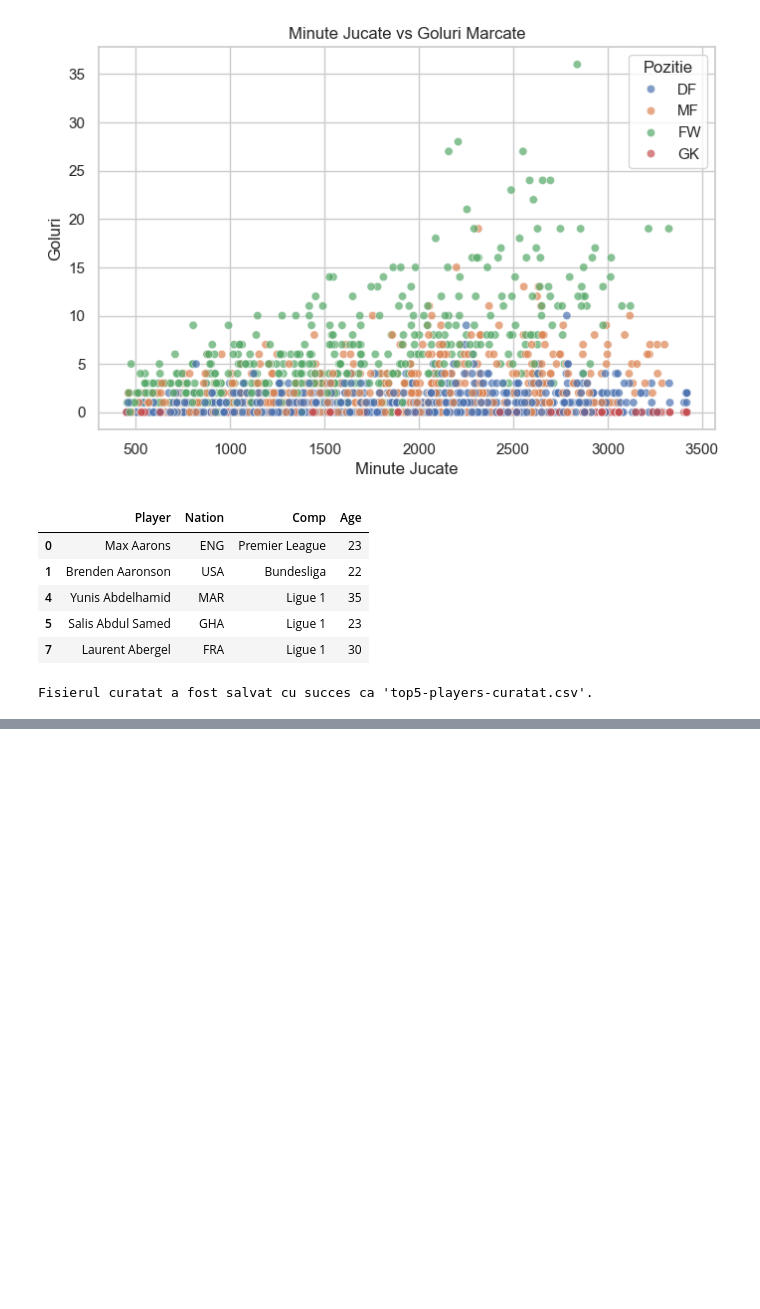
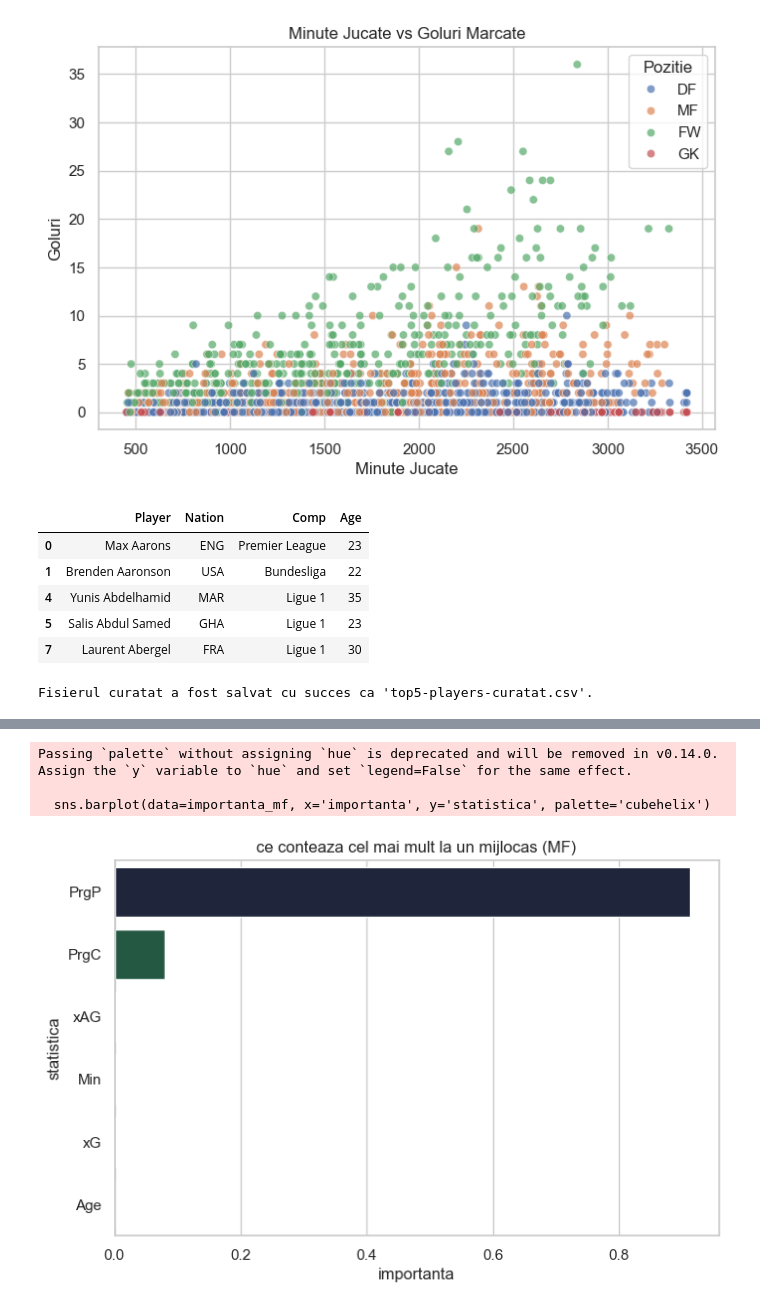
Before and after one commit to ZetPlay10/Sisteme-inteligente, a Jupyter notebook: fotbal.ipynb, the cells around one changed output, grey strips where cells are left out. Cells and saved outputs as stored; diff of their text form; code cells hidden in the pictures; blank space fills up the shorter version.

```diff
--- a/fotbal.ipynb
+++ b/fotbal.ipynb
@@ -106,0 +181,34 @@ Fisierul curatat a fost salvat cu succes ca 'top5-players-curatat.csv'.
+# %%
+# la ei conteaza mai mult pasele si constructia decat golurile in sine
+
+# luam doar mijlocasii din tabel
+df_mijlocasi = df[df['Pos'] == 'MF'].copy()
+
+# target-ul pt ei: cat de buni sunt ca playmakeri (implicare + pase de gol)
+df_mijlocasi['Scor_Playmaker'] = df_mijlocasi['Implicare_Constructie'] + df_mijlocasi['Ast']
+
+# coloanele din care invata modelul pt ei
+features_mf = ['Min', 'xG', 'xAG', 'PrgP', 'PrgC', 'Age']
+X_mf = df_mijlocasi[features_mf]
+y_mf = df_mijlocasi['Scor_Playmaker']
+
+# antrenam
+model_mf = RandomForestRegressor(random_state=42)
+model_mf.fit(X_mf, y_mf)
+
+# scoatem importanta
+importanta_mf = pd.DataFrame({
+    'statistica': features_mf,
+    'importanta': model_mf.feature_importances_
+}).sort_values(by='importanta', ascending=False)
+
+# graficul
+plt.figure(figsize=(8, 5))
+sns.barplot(data=importanta_mf, x='importanta', y='statistica', palette='cubehelix')
+plt.title('ce conteaza cel mai mult la un mijlocas (MF)')
+plt.show()
+# %% [output]
+Passing `palette` without assigning `hue` is deprecated and will be removed in v0.14.0. Assign the `y` variable to `hue` and set `legend=False` for the same effect.
+
+  sns.barplot(data=importanta_mf, x='importanta', y='statistica', palette='cubehelix')
+[figure, added]
```
Also changed, not shown: parts of 7 cells of this notebook, 1 other file.
